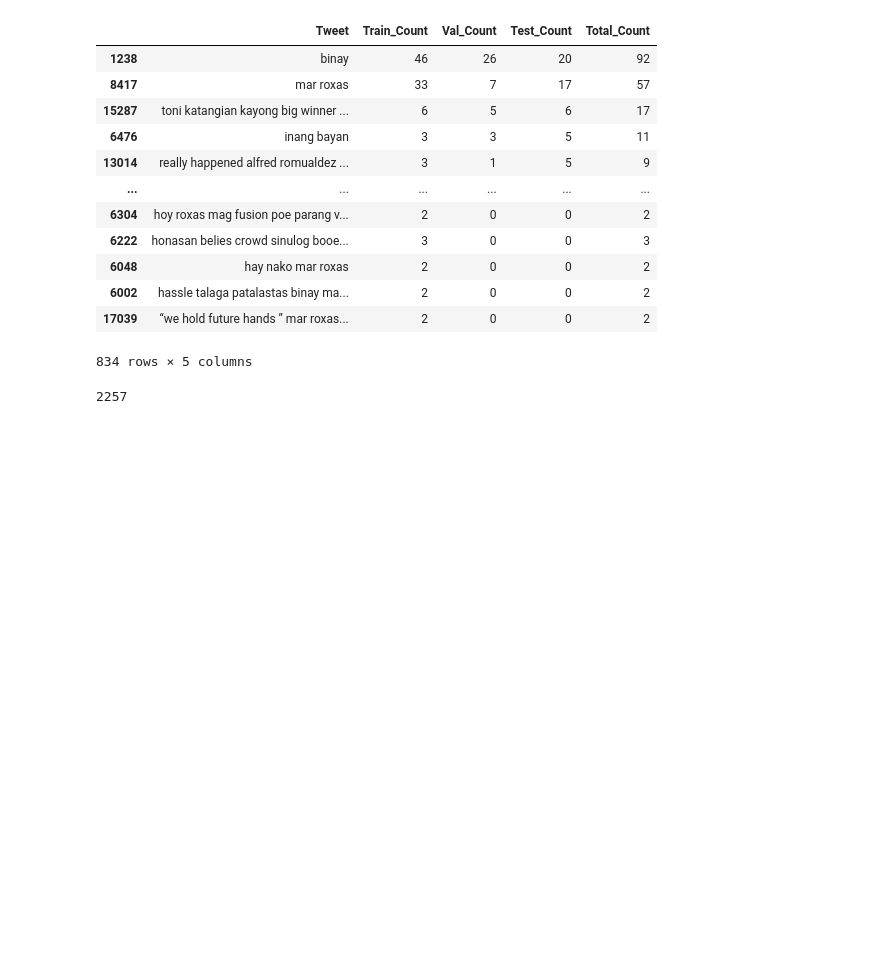
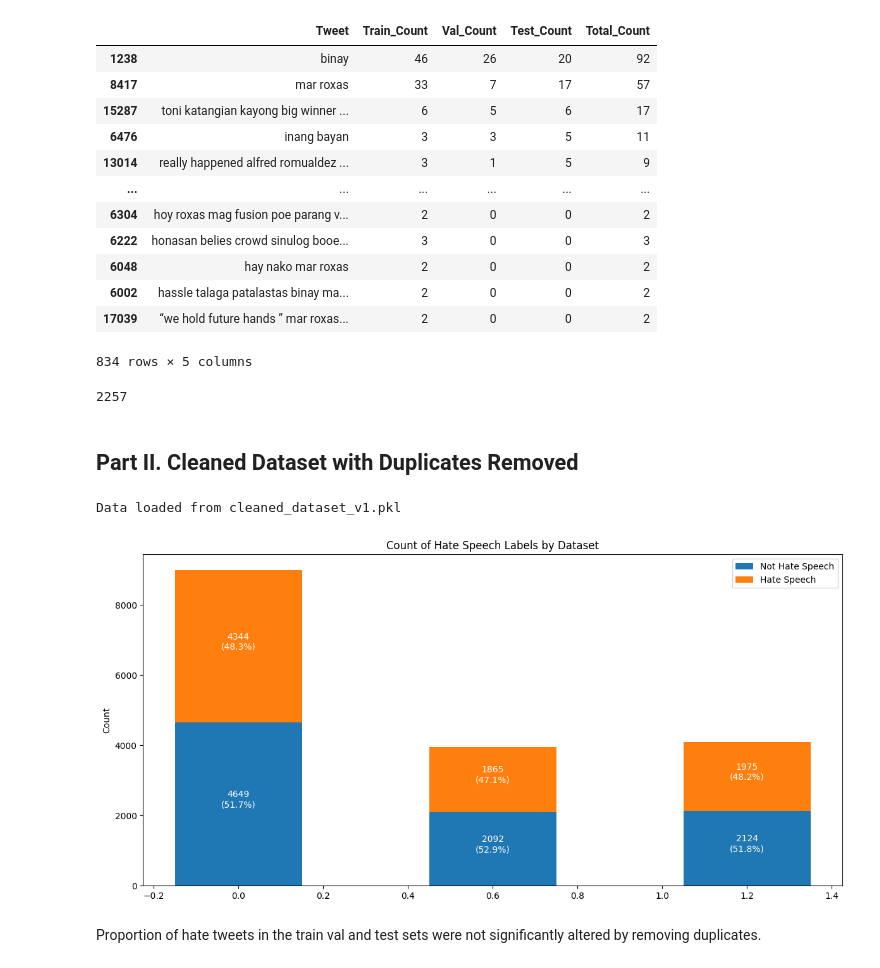
Before and after one commit to lendl-uy/hate-speech-detection, a Jupyter notebook: dataset/dataset_cleaning_analysis.ipynb, the cells around one changed output. Drawn from its saved outputs; the diff is of its cells as text; code cells hidden in the pictures; blank space fills up the shorter version.

```diff
--- a/dataset/dataset_cleaning_analysis.ipynb
+++ b/dataset/dataset_cleaning_analysis.ipynb
@@ -240,3 +240,41 @@ df_filtered.sort_values(by='Test_Count', ascending=False)
 print(df_filtered['Total_Count'].sum())
 # %% [output]
 2257
+# %% [markdown]
+## Part II. Cleaned Dataset with Duplicates Removed
+# %%
+dataset_v1 = Dataset(full_data_path='cleaned_dataset_v1.pkl',
+                  from_scratch=False,
+                  split_sizes=[8993, 3957, 4099])
+dataset_v1.build()
+
+X_train = dataset_v1.get_features(split_type="train")
+Y_train = dataset_v1.get_labels(split_type="train")
+X_val = dataset_v1.get_features(split_type="val")
+Y_val = dataset_v1.get_labels(split_type="val")
+X_test = dataset_v1.get_features(split_type="test")
+Y_test = dataset_v1.get_labels(split_type="test")
+# %% [output]
+Data loaded from cleaned_dataset_v1.pkl
+# %%
+# Convert to pandas df
+train_df = pd.DataFrame(
+    {'tweets': X_train,
+     'label': Y_train
+    })
+
+val_df = pd.DataFrame(
+    {'tweets': X_val,
+     'label': Y_val
+    })
+
+test_df = pd.DataFrame(
+    {'tweets': X_test,
+     'label': Y_test
+    })
+# %%
+plot_hate_freq(train_df,val_df,test_df)
+# %% [output]
+[figure, added]
+# %% [markdown]
+Proportion of hate tweets in the train val and test sets were not significantly altered by removing duplicates.
```
Also changed, not shown: 3 other files.
